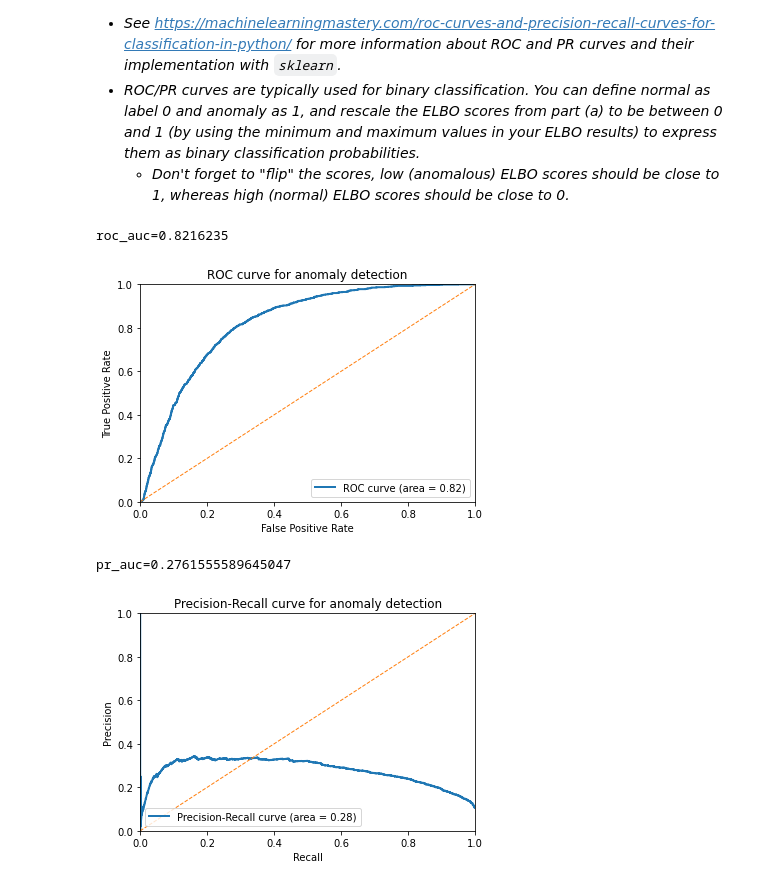
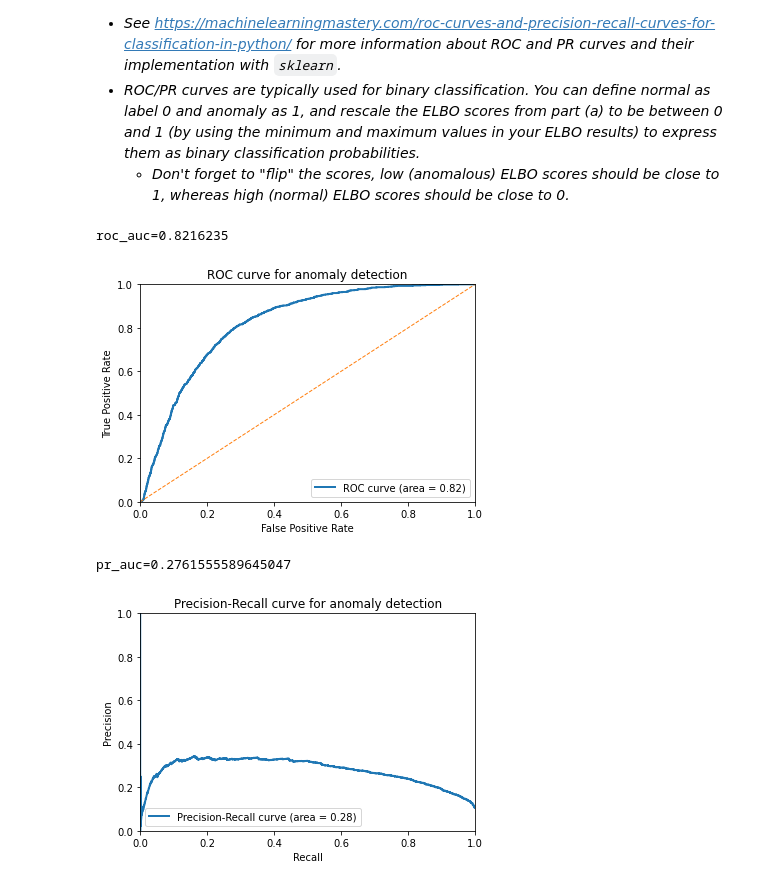
Before and after one commit to vlamen/tue-deeplearning, a Jupyter notebook: practicals/P5.2_VAE_Anomaly_detection_answer.ipynb, the cells around one changed output. Cells and saved outputs as stored; diff of their text form; code cells hidden in the pictures.

Commit message:
remove unnecessary line from pr-curve plot

```diff
--- a/practicals/P5.2_VAE_Anomaly_detection_answer.ipynb
+++ b/practicals/P5.2_VAE_Anomaly_detection_answer.ipynb
@@ -384,32 +384,31 @@ precision, recall, pr_thresholds = precision_recall_curve(labels, scores)
 roc_auc = auc(fpr, tpr)
 pr_auc = auc(recall, precision)
 
 print(f'{roc_auc=}')
 plt.figure()
 plt.plot(fpr, tpr, lw=2, label=f'ROC curve (area = {roc_auc:.2f})')
 plt.plot([0, 1], [0, 1], lw=1, linestyle="--")
 plt.xlim([0.0, 1.0])
 plt.ylim([0.0, 1.0])
 plt.xlabel('False Positive Rate')
 plt.ylabel('True Positive Rate')
 plt.title('ROC curve for anomaly detection')
 plt.legend(loc='lower right')
 plt.show()
 
 
 print(f'{pr_auc=}')
 plt.figure()
 plt.plot(recall, precision, lw=2, label=f'Precision-Recall curve (area = {pr_auc:.2f})')
-plt.plot([0, 1], [0, 1], lw=1, linestyle="--")
 plt.xlim([0.0, 1.0])
 plt.ylim([0.0, 1.0])
 plt.xlabel('Recall')
 plt.ylabel('Precision')
 plt.title('Precision-Recall curve for anomaly detection')
 plt.legend(loc='lower left')
 plt.show()
 # %% [output]
 roc_auc=0.8216235
 [figure]
 pr_auc=0.2761555589645047
-[figure, old version]
+[figure, new version]
```
